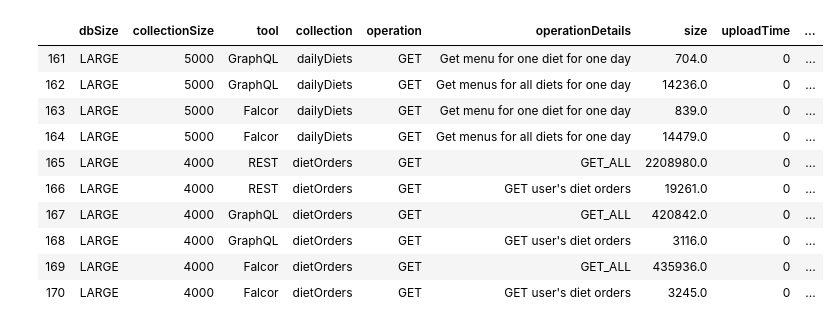
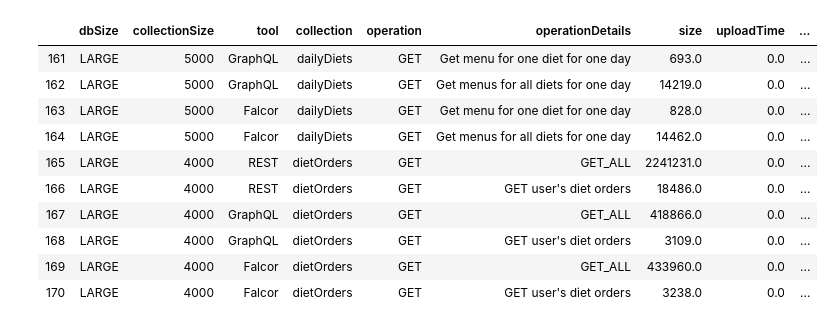
Before and after one commit to maaaaagda/rest-graphql-falcor, a Jupyter notebook: performance_analyzer/visualize_results/rest-graphql-falcor.ipynb, the cells around one changed output. Drawn from its saved outputs; the diff is of its cells as text; code cells hidden in the pictures.

```diff
--- a/performance_analyzer/visualize_results/rest-graphql-falcor.ipynb
+++ b/performance_analyzer/visualize_results/rest-graphql-falcor.ipynb
@@ -1,38 +1,46 @@
 # %%
 import pandas as pd
 
-col_names = ["dbSize","collectionSize","tool", "collection", "operation", "operationDetails", "size", "uploadTime", "timeToFirstByte", "downloadTime","totalTime"]
+# col_names = ["dbSize","collectionSize","tool", "collection", "operation", "operationDetails", "size", "uploadTime", "timeToFirstByte", "downloadTime","totalTime"]
+
+col_names = ["dbSize","collectionSize","tool", "collection", "operation", "operationDetails", "size", "uploadTime", "timeToFirstByte", "downloadTime","totalTime", "timeToFirstTimeData", "downloadTimeData", "totalTimeData"]
+
+
 # load dataset
 # df = pd.read_csv("stats_2020-05-02T08-20-16.csv", header=None, names=col_names, delimiter=",")
 # df = pd.read_csv("median_full.csv", header=None, names=col_names, delimiter=",")
 
 
 # df = pd.read_csv("stats_2020-05-02T13-07-03.csv", header=None, names=col_names, delimiter=",")
 # df = pd.read_csv("stats_2020-05-05T16-30-31.csv", header=None, names=col_names, delimiter=",")
 
-df = pd.read_csv("latest.csv", header=None, names=col_names, delimiter=",")
+# df = pd.read_csv("latest.csv", header=None, names=col_names, delimiter=",")
+
+# df = pd.read_csv("skretka.csv", header=None, names=col_names, delimiter=",")
+
+df = pd.read_csv("stats_extra.csv", header=None, names=col_names, delimiter=",")
 
 
 
 
 
 
 # drop rows with missing values
 df.dropna(inplace=True)
 
 df.tail(10)
 # %% [output]
 |  | dbSize | collectionSize | tool | collection | operation | operationDetails | size | uploadTime | ... |
-| 161 | LARGE | 5000 | GraphQL | dailyDiets | GET | Get menu for one diet for one day | 704.0 | 0 | ... |
-| 162 | LARGE | 5000 | GraphQL | dailyDiets | GET | Get menus for all diets for one day | 14236.0 | 0 | ... |
-| 163 | LARGE | 5000 | Falcor | dailyDiets | GET | Get menu for one diet for one day | 839.0 | 0 | ... |
-| 164 | LARGE | 5000 | Falcor | dailyDiets | GET | Get menus for all diets for one day | 14479.0 | 0 | ... |
-| 165 | LARGE | 4000 | REST | dietOrders | GET | GET_ALL | 2208980.0 | 0 | ... |
-| 166 | LARGE | 4000 | REST | dietOrders | GET | GET user's diet orders | 19261.0 | 0 | ... |
-| 167 | LARGE | 4000 | GraphQL | dietOrders | GET | GET_ALL | 420842.0 | 0 | ... |
-| 168 | LARGE | 4000 | GraphQL | dietOrders | GET | GET user's diet orders | 3116.0 | 0 | ... |
-| 169 | LARGE | 4000 | Falcor | dietOrders | GET | GET_ALL | 435936.0 | 0 | ... |
-| 170 | LARGE | 4000 | Falcor | dietOrders | GET | GET user's diet orders | 3245.0 | 0 | ... |
+| 161 | LARGE | 5000 | GraphQL | dailyDiets | GET | Get menu for one diet for one day | 693.0 | 0.0 | ... |
+| 162 | LARGE | 5000 | GraphQL | dailyDiets | GET | Get menus for all diets for one day | 14219.0 | 0.0 | ... |
+| 163 | LARGE | 5000 | Falcor | dailyDiets | GET | Get menu for one diet for one day | 828.0 | 0.0 | ... |
+| 164 | LARGE | 5000 | Falcor | dailyDiets | GET | Get menus for all diets for one day | 14462.0 | 0.0 | ... |
+| 165 | LARGE | 4000 | REST | dietOrders | GET | GET_ALL | 2241231.0 | 0.0 | ... |
+| 166 | LARGE | 4000 | REST | dietOrders | GET | GET user's diet orders | 18486.0 | 0.0 | ... |
+| 167 | LARGE | 4000 | GraphQL | dietOrders | GET | GET_ALL | 418866.0 | 0.0 | ... |
+| 168 | LARGE | 4000 | GraphQL | dietOrders | GET | GET user's diet orders | 3109.0 | 0.0 | ... |
+| 169 | LARGE | 4000 | Falcor | dietOrders | GET | GET_ALL | 433960.0 | 0.0 | ... |
+| 170 | LARGE | 4000 | Falcor | dietOrders | GET | GET user's diet orders | 3238.0 | 0.0 | ... |
 # %%
 import matplotlib.pyplot as plt
 import numpy as np
```
Also changed, not shown: parts of 9 cells of this notebook, 2 other files.
